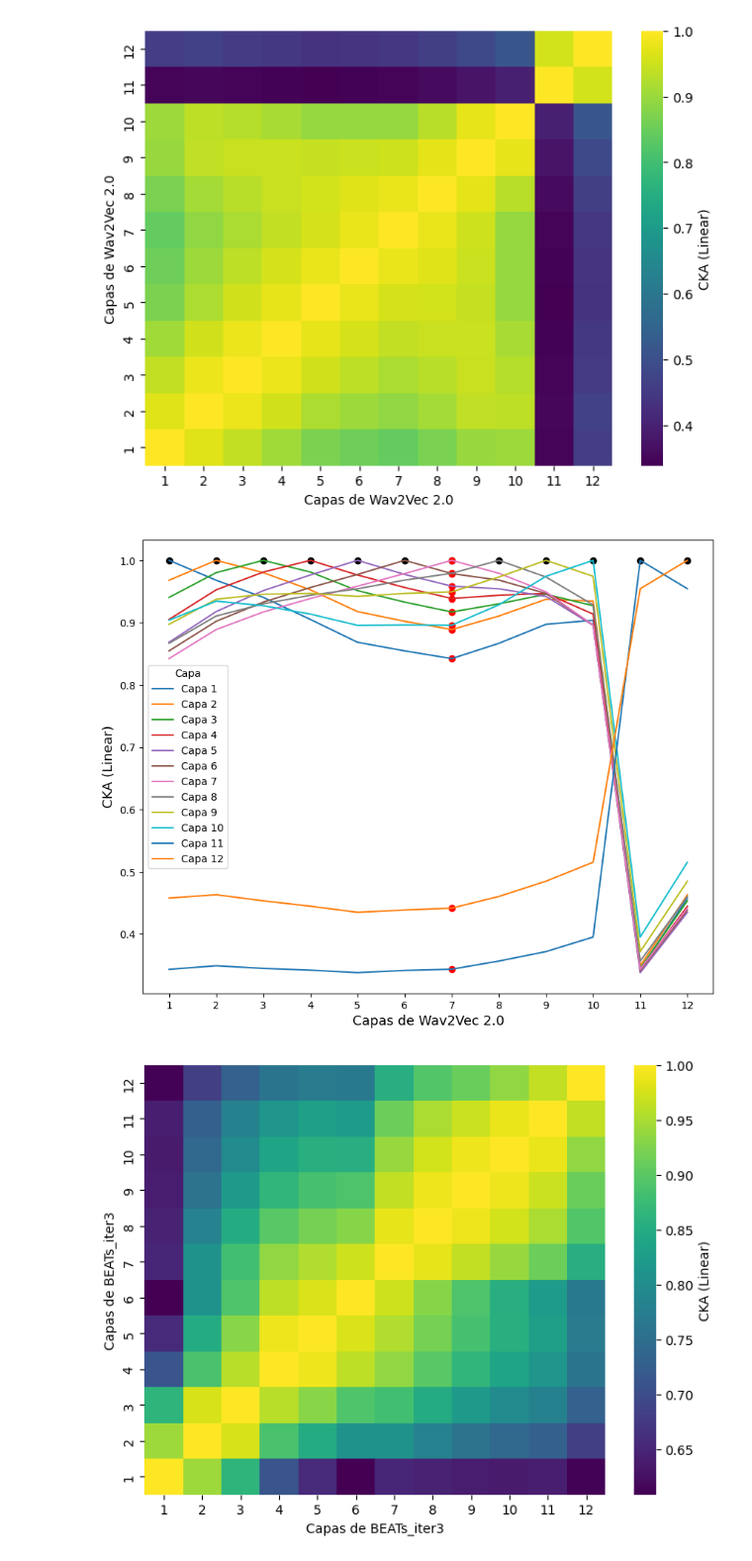
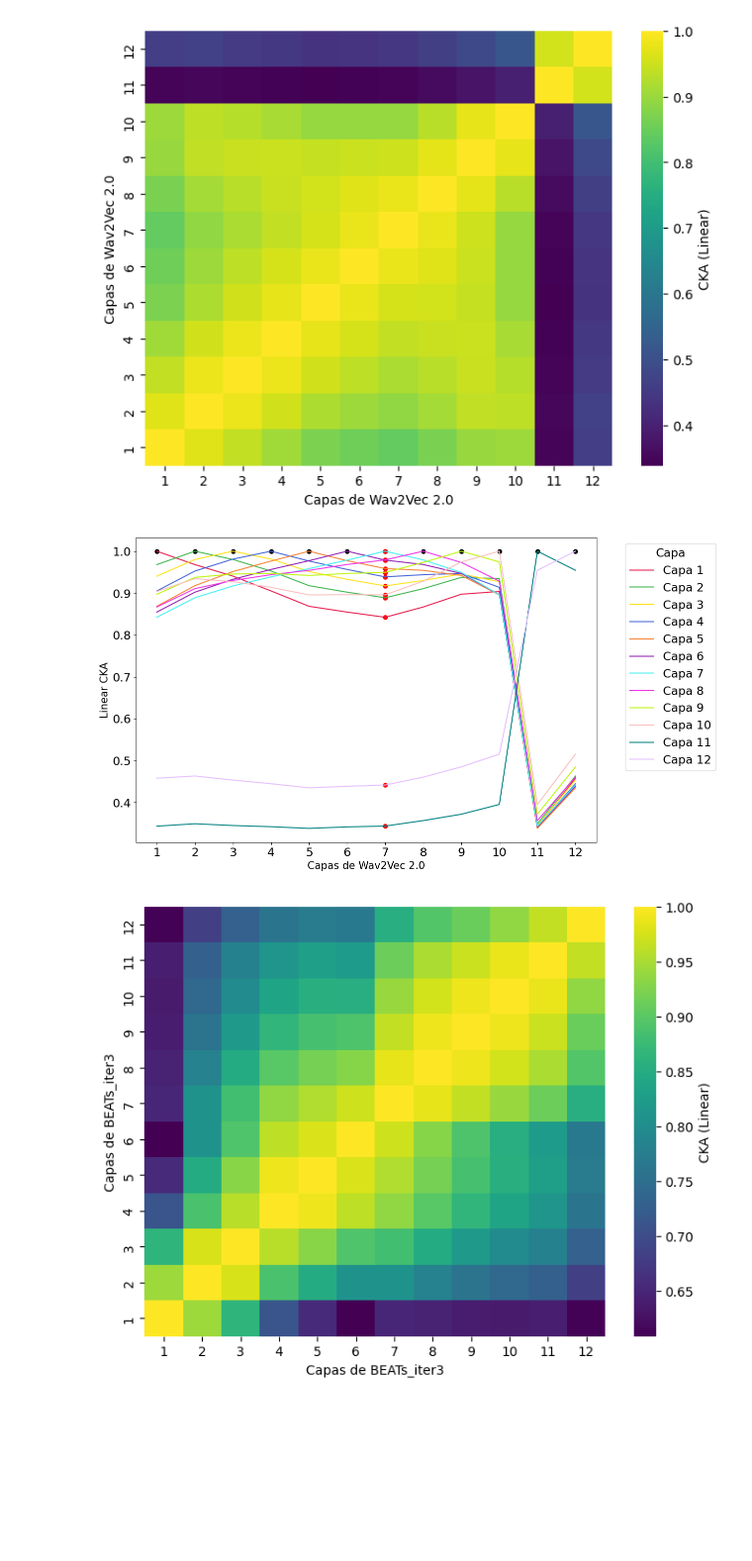
Before and after one commit to ceciliabolanos/layer-analysis, a Jupyter notebook: results/experiment2.1_same_model/results.ipynb, the cells around one changed output. Shown at 99% size. Saved outputs shown, nothing was run; the diff lists cells and outputs as text; code cells hidden in the pictures; blank space fills up the shorter version.

Commit message:
adding new plots

```diff
--- a/results/experiment2.1_same_model/results.ipynb
+++ b/results/experiment2.1_same_model/results.ipynb
@@ -54,21 +54,36 @@ plt.show()
 # %% [output]
 [figure]
 # %%
-plt.figure(figsize=(10, 8))
+colors = [
+    '#e6194B',  # bright red
+    '#3cb44b',  # bright green
+    '#ffe119',  # bright yellow
+    '#4363d8',  # bright blue
+    '#f58231',  # bright orange
+    '#911eb4',  # purple
+    '#46f0f0',  # turquoise
+    '#f032e6',  # magenta
+    '#bcf60c',  # lime green
+    '#fabebe',  # pink
+    '#008080',  # teal
+    '#e6beff'   # lavender
+]
+
+plt.figure(figsize=(12, 8))
 
 x = range(1, len(w2v[0]) + 1)
 for i, row in enumerate(w2v):
-    plt.plot(x, row, label=f'Capa {i + 1}')  # Dibujar cada fila con una etiqueta
+    plt.plot(x, row, label=f'Capa {i + 1}', color=colors[i])
     plt.scatter(i + 1, row[i], color='black')  # Marca en la diagonal (identidad)
     plt.scatter(7, row[6], color='red')  # Marca cuando x = 7
 
-plt.xlabel("Capas de Wav2Vec 2.0", fontsize=13)
-plt.ylabel("CKA (Linear)", fontsize=13)
-plt.legend(title="Capa")  # Añadir una leyenda con título
+plt.xlabel("Capas de Wav2Vec 2.0", fontsize=15)
+plt.ylabel("Linear CKA", fontsize=15)
+plt.legend(title="Capa", bbox_to_anchor=(1.05, 1), loc='upper left')  # Mueve la leyenda fuera del gráfico
 plt.xticks(range(1, 13))
 plt.show()
 # %% [output]
-[figure, old version]
+[figure, new version]
 # %%
 file_path = Path('cka_BEATs_iter3_BEATs_iter3.json')
 
```
Also changed, not shown: parts of 1 cell of this notebook, 5 other files.
